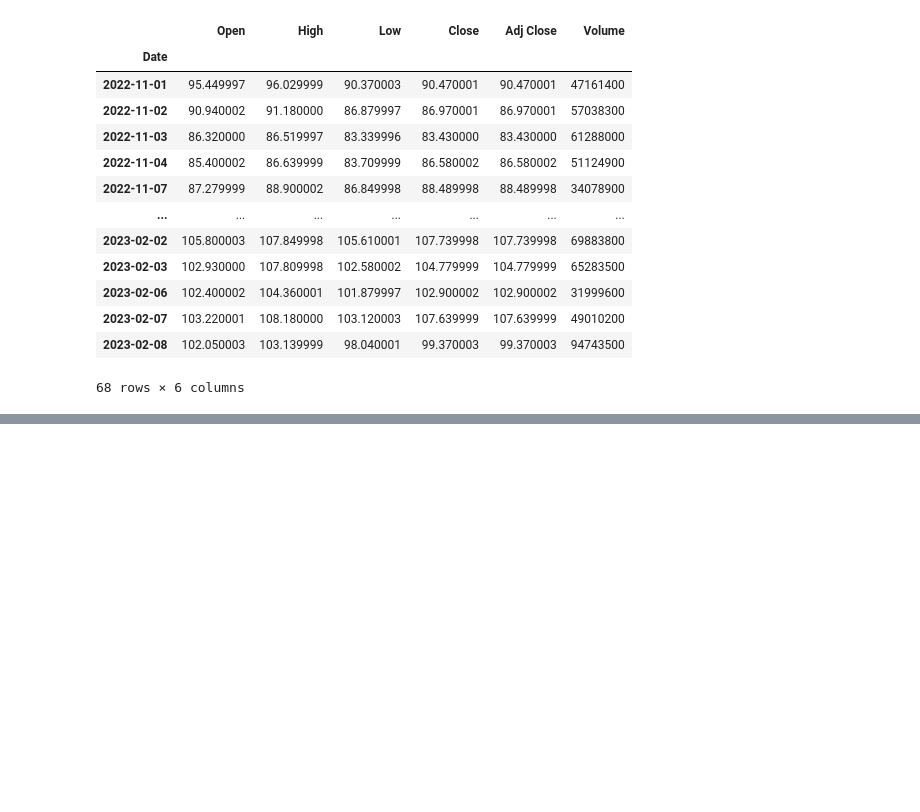
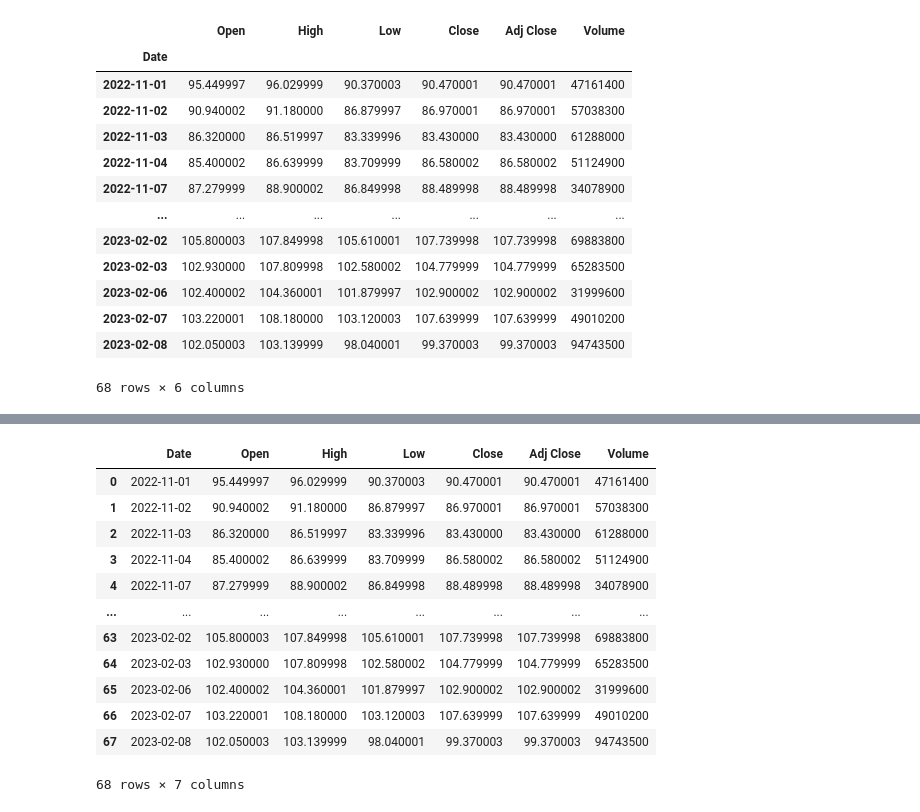
Before and after one commit to royn5618/Medium_Blog_Codes, a Jupyter notebook: ChatGPT_BARD_Tweets/StocksData_yFinance.ipynb, the cells around one changed output, grey strips where cells are left out. Drawn from its saved outputs; the diff is of its cells as text; code cells hidden in the pictures; blank space fills up the shorter version.

```diff
--- a/ChatGPT_BARD_Tweets/StocksData_yFinance.ipynb
+++ b/ChatGPT_BARD_Tweets/StocksData_yFinance.ipynb
@@ -69,4 +68,24 @@ fig = px.line(df_stock_google,
 fig.show()
 # %% [output]
 [interactive output not drawn]
+# %%
+df_stock_google["Date"] = df_stock_google.index
+df_stock_google = df_stock_google[["Date", "Open", "High", "Low", "Close", "Adj Close", "Volume"]]
+df_stock_google.reset_index(drop=True, inplace=True)
+# %%
+df_stock_google
+# %% [output]
+|  | Date | Open | High | Low | Close | Adj Close | Volume |
+| 0 | 2022-11-01 | 95.449997 | 96.029999 | 90.370003 | 90.470001 | 90.470001 | 47161400 |
+| 1 | 2022-11-02 | 90.940002 | 91.180000 | 86.879997 | 86.970001 | 86.970001 | 57038300 |
+| 2 | 2022-11-03 | 86.320000 | 86.519997 | 83.339996 | 83.430000 | 83.430000 | 61288000 |
+| 3 | 2022-11-04 | 85.400002 | 86.639999 | 83.709999 | 86.580002 | 86.580002 | 51124900 |
+| 4 | 2022-11-07 | 87.279999 | 88.900002 | 86.849998 | 88.489998 | 88.489998 | 34078900 |
+| ... | ... | ... | ... | ... | ... | ... | ... |
+| 63 | 2023-02-02 | 105.800003 | 107.849998 | 105.610001 | 107.739998 | 107.739998 | 69883800 |
+| 64 | 2023-02-03 | 102.930000 | 107.809998 | 102.580002 | 104.779999 | 104.779999 | 65283500 |
+| 65 | 2023-02-06 | 102.400002 | 104.360001 | 101.879997 | 102.900002 | 102.900002 | 31999600 |
+| 66 | 2023-02-07 | 103.220001 | 108.180000 | 103.120003 | 107.639999 | 107.639999 | 49010200 |
+| 67 | 2023-02-08 | 102.050003 | 103.139999 | 98.040001 | 99.370003 | 99.370003 | 94743500 |
+68 rows × 7 columns
 # %%
```
Also changed, not shown: parts of 3 cells of this notebook.
